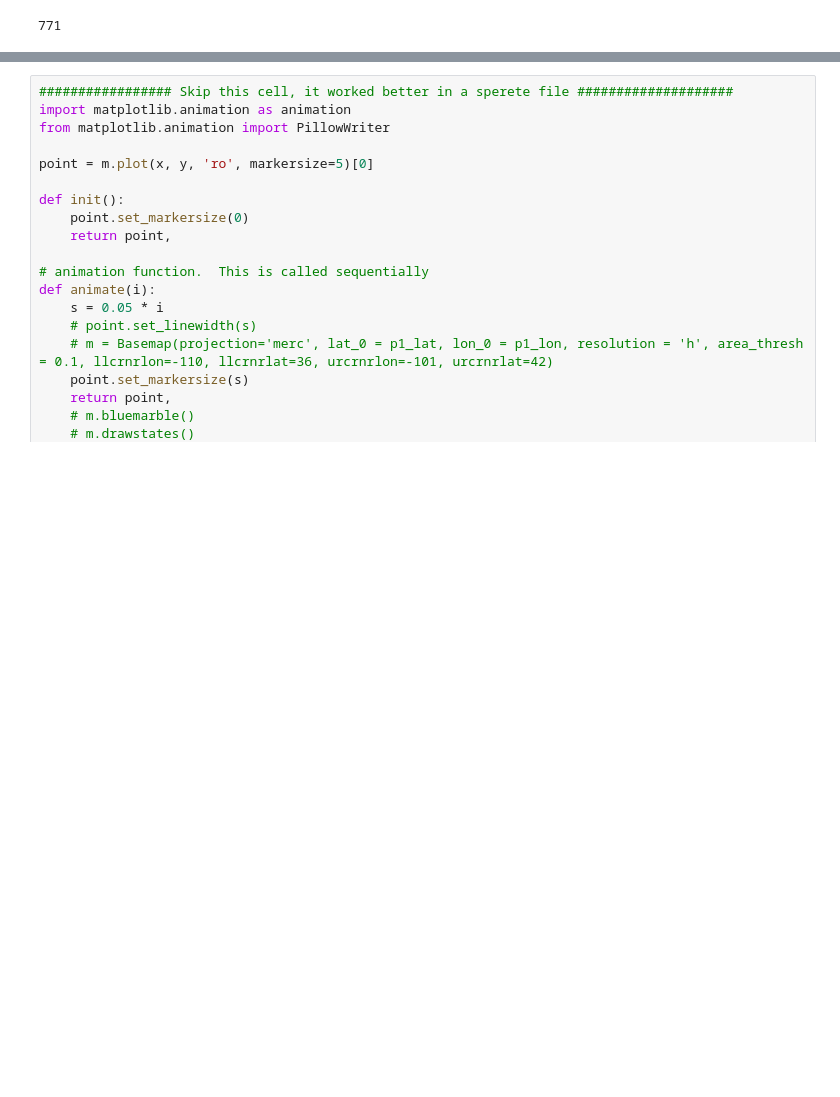
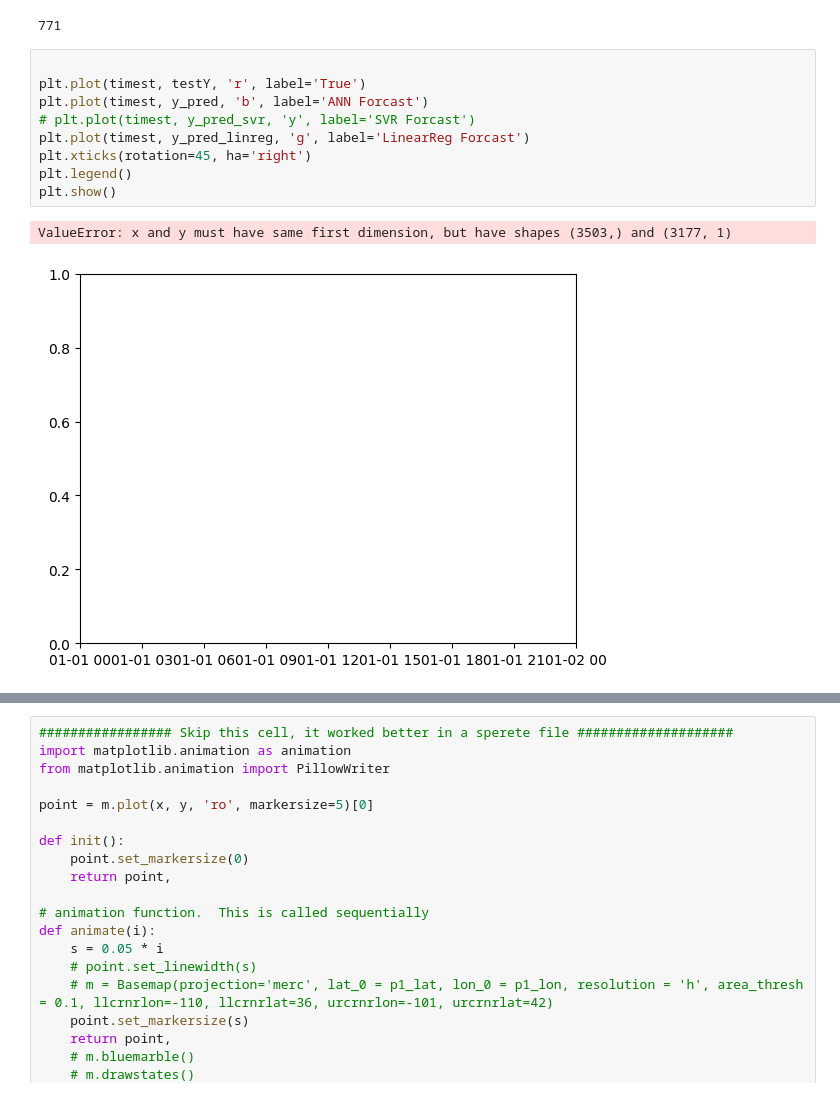
Before and after one commit to saraaktham/Solar-Data, a Jupyter notebook: read_data.ipynb, the cells around one changed output, grey strips where cells are left out. Saved outputs shown, nothing was run; the diff lists cells and outputs as text; blank space fills up the shorter version.

```diff
--- a/read_data.ipynb
+++ b/read_data.ipynb
@@ -637,6 +638,18 @@ day_ind
 min error  60.14506650290319
 position of best day  27
 771
+# %%
+
+plt.plot(timest, testY, 'r', label='True')
+plt.plot(timest, y_pred, 'b', label='ANN Forcast')
+# plt.plot(timest, y_pred_svr, 'y', label='SVR Forcast')
+plt.plot(timest, y_pred_linreg, 'g', label='LinearReg Forcast')
+plt.xticks(rotation=45, ha='right')
+plt.legend()
+plt.show()
+# %% [output]
+ValueError: x and y must have same first dimension, but have shapes (3503,) and (3177, 1)
+[figure, added]
 # %%
 test_size = len(Y_test)
 
```
Also changed, not shown: parts of 4 cells of this notebook, 1 other file.
